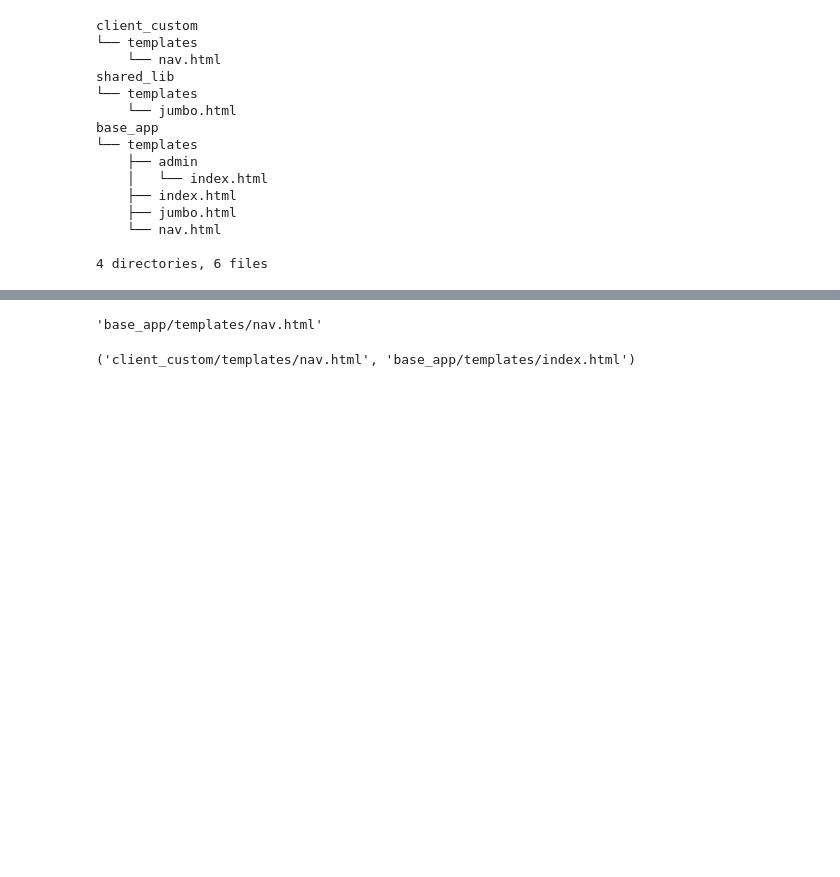
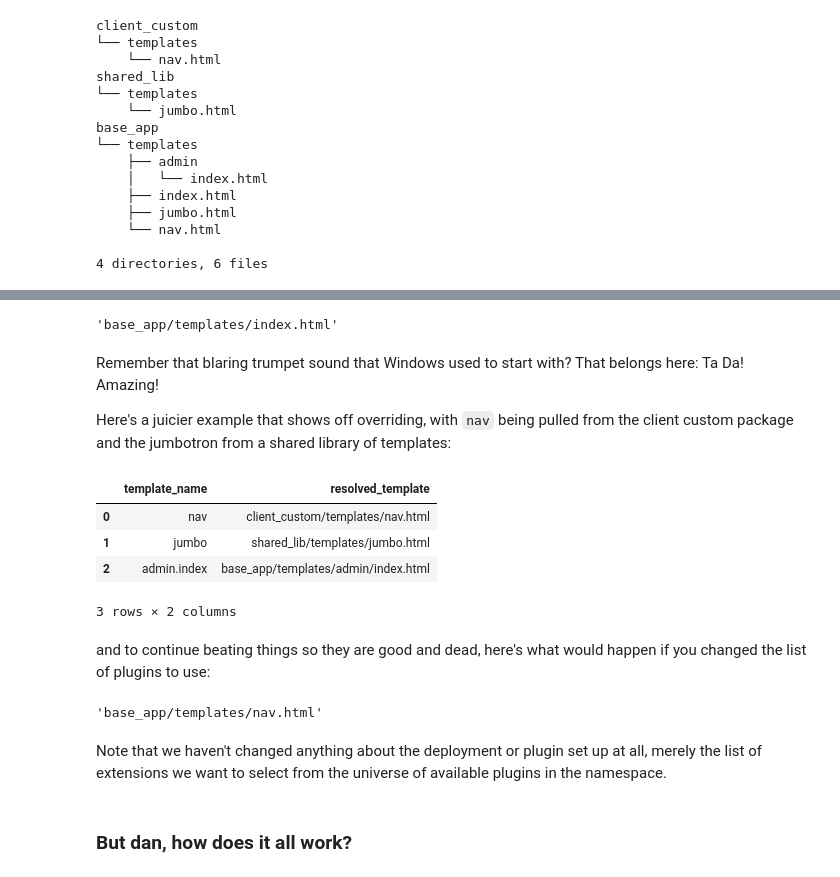
Before and after one commit to drocco007/blog, a Jupyter notebook: stevedore_post.ipynb, the cells around one changed output, grey strips where cells are left out. Saved outputs shown, nothing was run; the diff lists cells and outputs as text; code cells hidden in the pictures; blank space fills up the shorter version.

Commit message:
flesh out the idea and implementation sections of the example

```diff
--- a/stevedore_post.ipynb
+++ b/stevedore_post.ipynb
@@ -118 +137,30 @@ base_app
+# %%
+from resolver import TemplateResolver
+
+# step 1: define the plugins we want to look for templates in and the resolution order
+plugin_names = ['client_custom', 'shared', 'base']
+
+# step 2: create the ExtensionManager (part of the constructor, hang tight)
+resolve = TemplateResolver(plugin_names)
+
+# step 3: resolve a template name to a file path
+resolve('index')
+# %% [output]
+'base_app/templates/index.html'
+# %% [markdown]
+Remember that blaring trumpet sound that Windows used to start with? That belongs here: Ta Da! Amazing!
+
+Here's a juicier example that shows off overriding, with `nav` being pulled from the client custom package and the jumbotron from a shared library of templates:
+# %%
+templates = [(template, resolve(template)) for template in ('nav', 'jumbo', 'admin.index')]
+
+pd.DataFrame(templates, columns=['template_name', 'resolved_template'])
+# %% [output]
+|  | template_name | resolved_template |
+| 0 | nav | client_custom/templates/nav.html |
+| 1 | jumbo | shared_lib/templates/jumbo.html |
+| 2 | admin.index | base_app/templates/admin/index.html |
+3 rows × 2 columns
+# %% [markdown]
+and to continue beating things so they are good and dead, here's what would happen if you changed the list of plugins to use:
 # %%
@@ -121,8 +170,7 @@ resolve = TemplateResolver(['base'])
 resolve('nav')
 # %% [output]
 'base_app/templates/nav.html'
-# %%
-resolve = TemplateResolver(['client_custom', 'base'])
-resolve('nav'), resolve('index')
-# %% [output]
-('client_custom/templates/nav.html', 'base_app/templates/index.html')
+# %% [markdown]
+Note that we haven't changed anything about the deployment or plugin set up at all, merely the list of extensions we want to select from the universe of available plugins in the namespace.
+# %% [markdown]
+### But dan, how does it all work?
```
Also changed, not shown: parts of 25 cells of this notebook, 2 other files.
